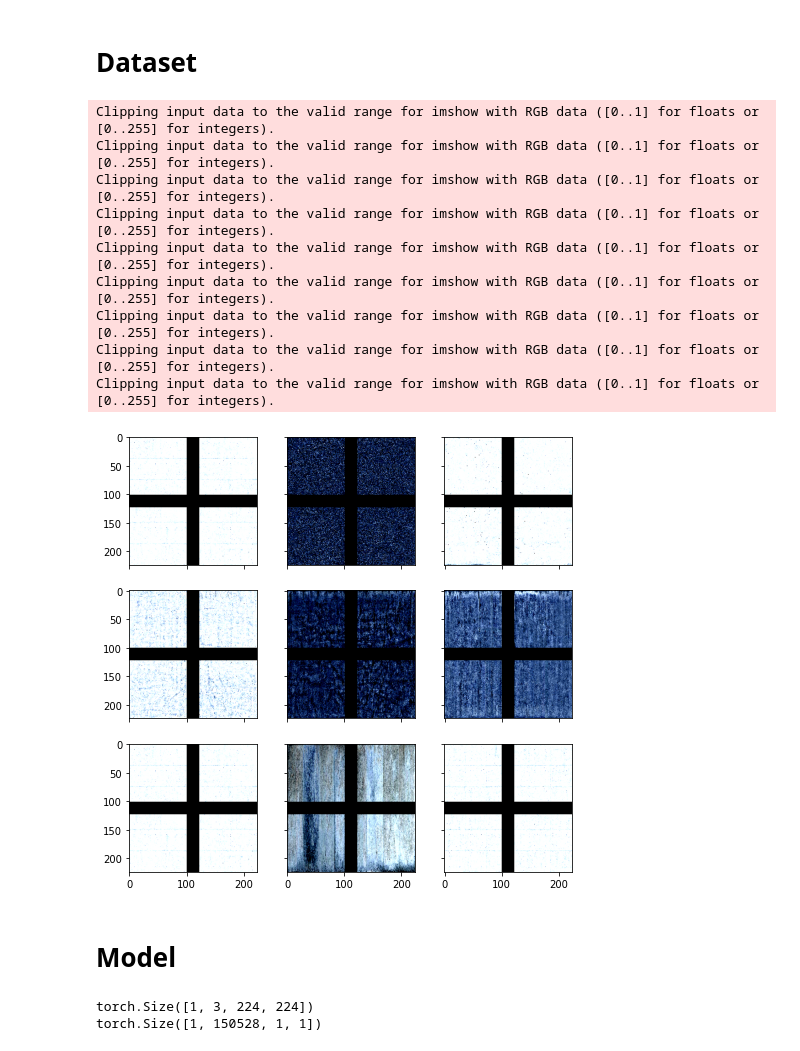
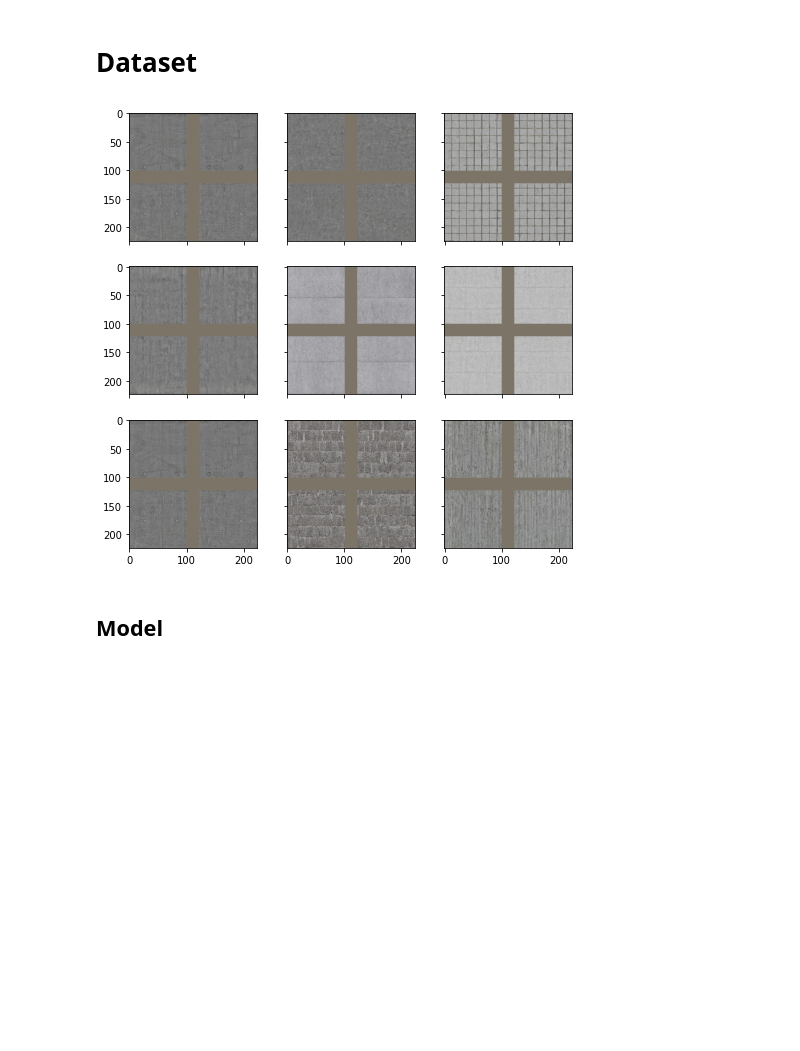
Before and after one commit to GusevMihail/seamless_textute_generator, a Jupyter notebook: sandbox.ipynb, the cells around one changed output. Cells and saved outputs as stored; diff of their text form; code cells hidden in the pictures; blank space fills up the shorter version.

```diff
--- a/sandbox.ipynb
+++ b/sandbox.ipynb
@@ -127,23 +126,19 @@ dataset = TextureDataset(data_folder, image_names, resize_transform)
 # %%
 # look at the image
 np.random.seed(42)
 
 fig, ax = plt.subplots(nrows=3, ncols=3, figsize=(8, 8),
                        sharey=True, sharex=True)
 
 for fig_x in ax.flatten():
     i = np.random.choice(len(dataset), 1)[0]
     im , _, _ = dataset[i]
+    inv_normalize = transforms.Normalize(
+        mean=[-0.485/0.229, -0.456/0.224, -0.406/0.225],
+        std=[1/0.229, 1/0.224, 1/0.225]
+        )
+    im = inv_normalize(im)
     fig_x.imshow(np.moveaxis(im.numpy(), 0, -1))
     fig_x.grid(False)
 # %% [output]
-Clipping input data to the valid range for imshow with RGB data ([0..1] for floats or [0..255] for integers).
-Clipping input data to the valid range for imshow with RGB data ([0..1] for floats or [0..255] for integers).
-Clipping input data to the valid range for imshow with RGB data ([0..1] for floats or [0..255] for integers).
-Clipping input data to the valid range for imshow with RGB data ([0..1] for floats or [0..255] for integers).
-Clipping input data to the valid range for imshow with RGB data ([0..1] for floats or [0..255] for integers).
-Clipping input data to the valid range for imshow with RGB data ([0..1] for floats or [0..255] for integers).
-Clipping input data to the valid range for imshow with RGB data ([0..1] for floats or [0..255] for integers).
-Clipping input data to the valid range for imshow with RGB data ([0..1] for floats or [0..255] for integers).
-Clipping input data to the valid range for imshow with RGB data ([0..1] for floats or [0..255] for integers).
-[figure, old version]
+[figure, new version]
@@ -150,5 +147,5 @@ Clipping input data to the valid range for imshow with RGB data ([0..1] for floa
 # %% [markdown]
-# Model
+## Model
 # %%
 class FullyConv(nn.Module):
     def __init__(self, in_channels: int, out_channels: int):
@@ -188,8 +179,0 @@ train_loader = DataLoader(dataset, batch_size=1)
-# %%
-for i in train_loader:
-    print(i[0].size())
-    print(model(i[0]).size())
-    break
-# %% [output]
-torch.Size([1, 3, 224, 224])
-torch.Size([1, 150528, 1, 1])
```
Also changed, not shown: parts of 14 cells of this notebook.
